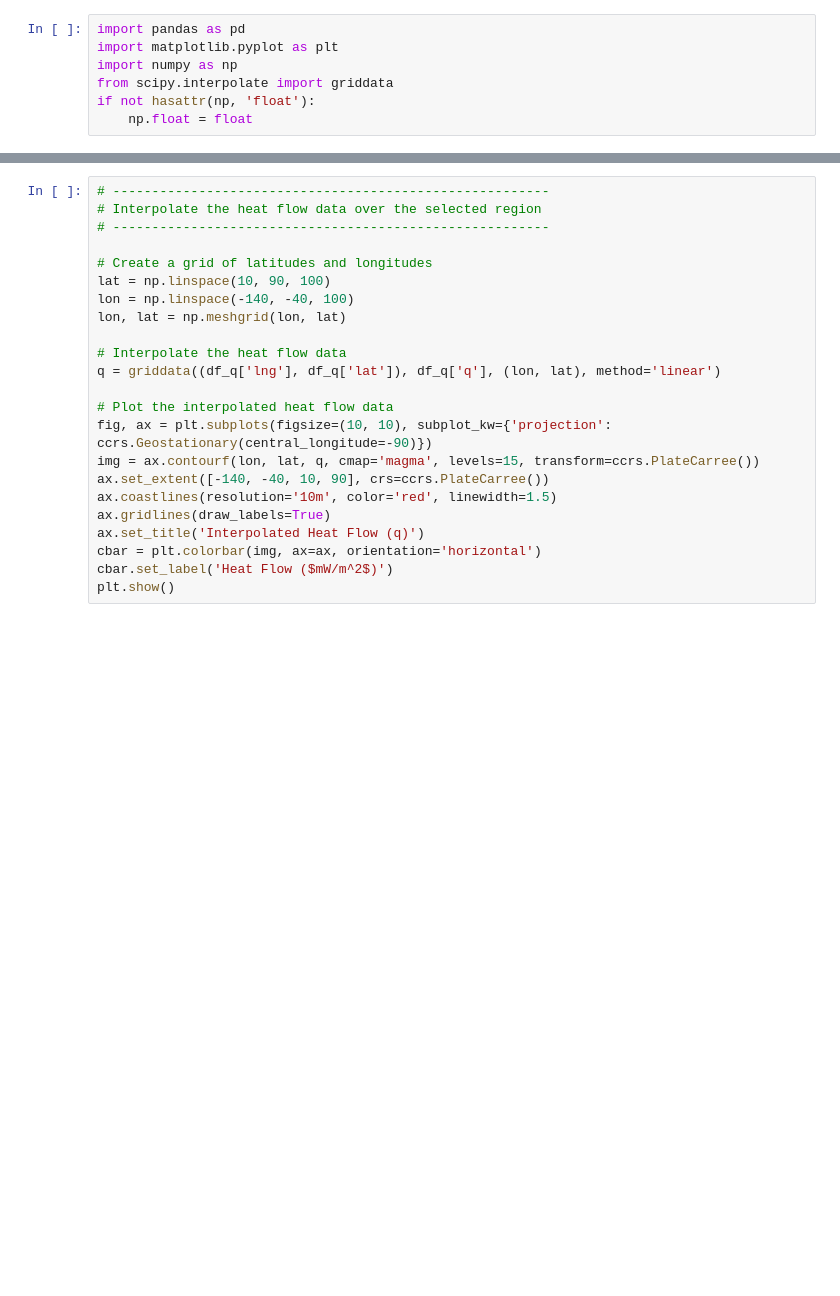
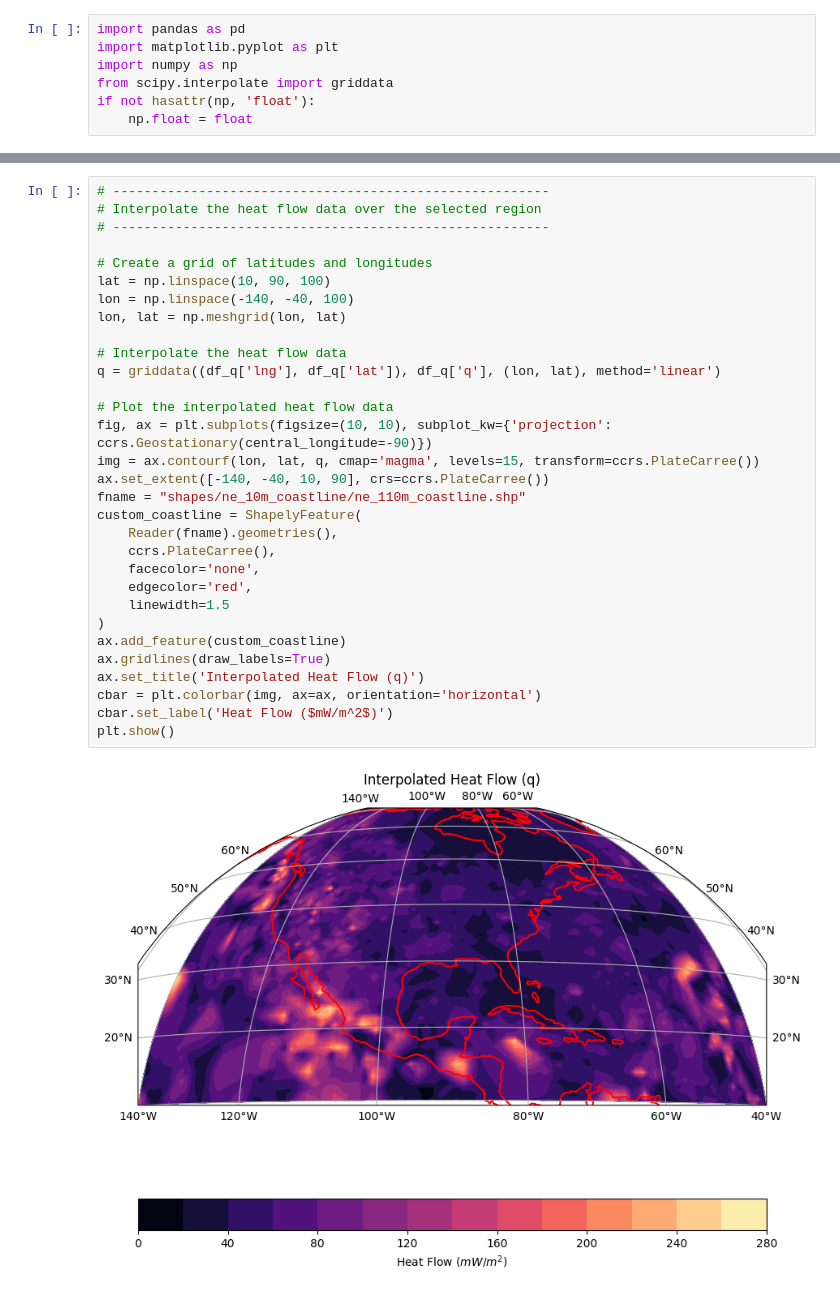
Before and after one commit to JarettBakerDunn/geodynamics_education_modules_jbd, a Jupyter notebook: source/geodynamics/heat-flow-module-L0/6_plotting_world_surface_heat_flow.ipynb, the cells around one changed output, grey strips where cells are left out. Cells and saved outputs as stored; diff of their text form; blank space fills up the shorter version.

```diff
--- a/source/geodynamics/heat-flow-module-L0/6_plotting_world_surface_heat_flow.ipynb
+++ b/source/geodynamics/heat-flow-module-L0/6_plotting_world_surface_heat_flow.ipynb
@@ -80,26 +111,36 @@ plt.show()
 # %%
 # --------------------------------------------------------
 # Interpolate the heat flow data over the selected region
 # --------------------------------------------------------
 
 # Create a grid of latitudes and longitudes
 lat = np.linspace(10, 90, 100)
 lon = np.linspace(-140, -40, 100)
 lon, lat = np.meshgrid(lon, lat)
 
 # Interpolate the heat flow data
 q = griddata((df_q['lng'], df_q['lat']), df_q['q'], (lon, lat), method='linear')
 
 # Plot the interpolated heat flow data
 fig, ax = plt.subplots(figsize=(10, 10), subplot_kw={'projection': ccrs.Geostationary(central_longitude=-90)})
 img = ax.contourf(lon, lat, q, cmap='magma', levels=15, transform=ccrs.PlateCarree())
 ax.set_extent([-140, -40, 10, 90], crs=ccrs.PlateCarree())
-ax.coastlines(resolution='10m', color='red', linewidth=1.5)
+fname = "shapes/ne_10m_coastline/ne_110m_coastline.shp"
+custom_coastline = ShapelyFeature(
+    Reader(fname).geometries(),
+    ccrs.PlateCarree(),
+    facecolor='none',
+    edgecolor='red',
+    linewidth=1.5
+)
+ax.add_feature(custom_coastline)
 ax.gridlines(draw_labels=True)
 ax.set_title('Interpolated Heat Flow (q)')
 cbar = plt.colorbar(img, ax=ax, orientation='horizontal')
 cbar.set_label('Heat Flow ($mW/m^2$)')
 plt.show()
+# %% [output]
+[figure, added]
 # %% [markdown]
  &nbsp;<div style="text-align: right">
     &rarr; <b>NEXT: [Compute geothermal gradient](./7_geothermal_gradient_computation.ipynb)</b> &nbsp;&nbsp;
```
Also changed, not shown: parts of 4 cells of this notebook, 3 other files.
